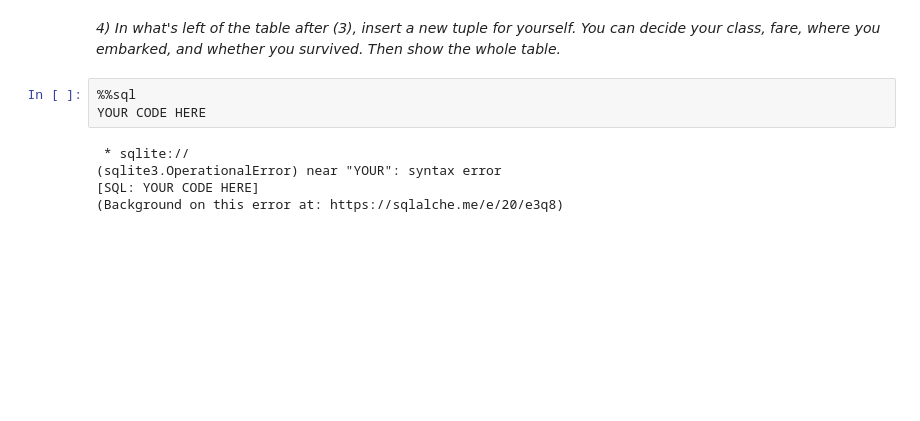
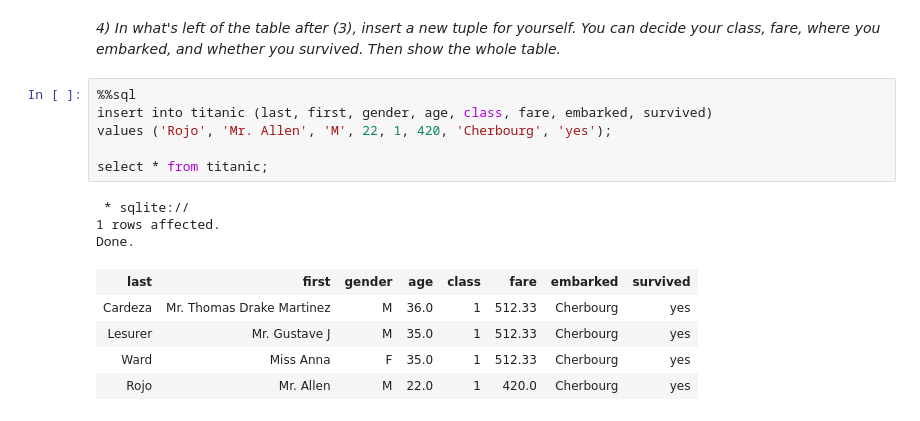
Before and after one commit to allenrojo/-data-science-activities, a Jupyter notebook: sql/SQLAdvanced.ipynb, the cells around one changed output. Cells and saved outputs as stored; diff of their text form; blank space fills up the shorter version.

```diff
--- a/sql/SQLAdvanced.ipynb
+++ b/sql/SQLAdvanced.ipynb
@@ -942,10 +1147,17 @@ YOUR CODE HERE
 # %% [markdown]
 *4) In what's left of the table after (3), insert a new tuple for yourself. You can decide your class, fare, where you embarked, and whether you survived. Then show the whole table.*
-# %%
-%%sql
-YOUR CODE HERE
-# %% [output]
- * sqlite://
-(sqlite3.OperationalError) near "YOUR": syntax error
-[SQL: YOUR CODE HERE]
-(Background on this error at: https://sqlalche.me/e/20/e3q8)
+# %%
+%%sql
+insert into titanic (last, first, gender, age, class, fare, embarked, survived)
+values ('Rojo', 'Mr. Allen', 'M', 22, 1, 420, 'Cherbourg', 'yes');
+
+select * from titanic;
+# %% [output]
+ * sqlite://
+1 rows affected.
+Done.
+| last | first | gender | age | class | fare | embarked | survived |
+| Cardeza | Mr. Thomas Drake Martinez | M | 36.0 | 1 | 512.33 | Cherbourg | yes |
+| Lesurer | Mr. Gustave J | M | 35.0 | 1 | 512.33 | Cherbourg | yes |
+| Ward | Miss Anna | F | 35.0 | 1 | 512.33 | Cherbourg | yes |
+| Rojo | Mr. Allen | M | 22.0 | 1 | 420.0 | Cherbourg | yes |
```
Also changed, not shown: parts of 44 cells of this notebook.
